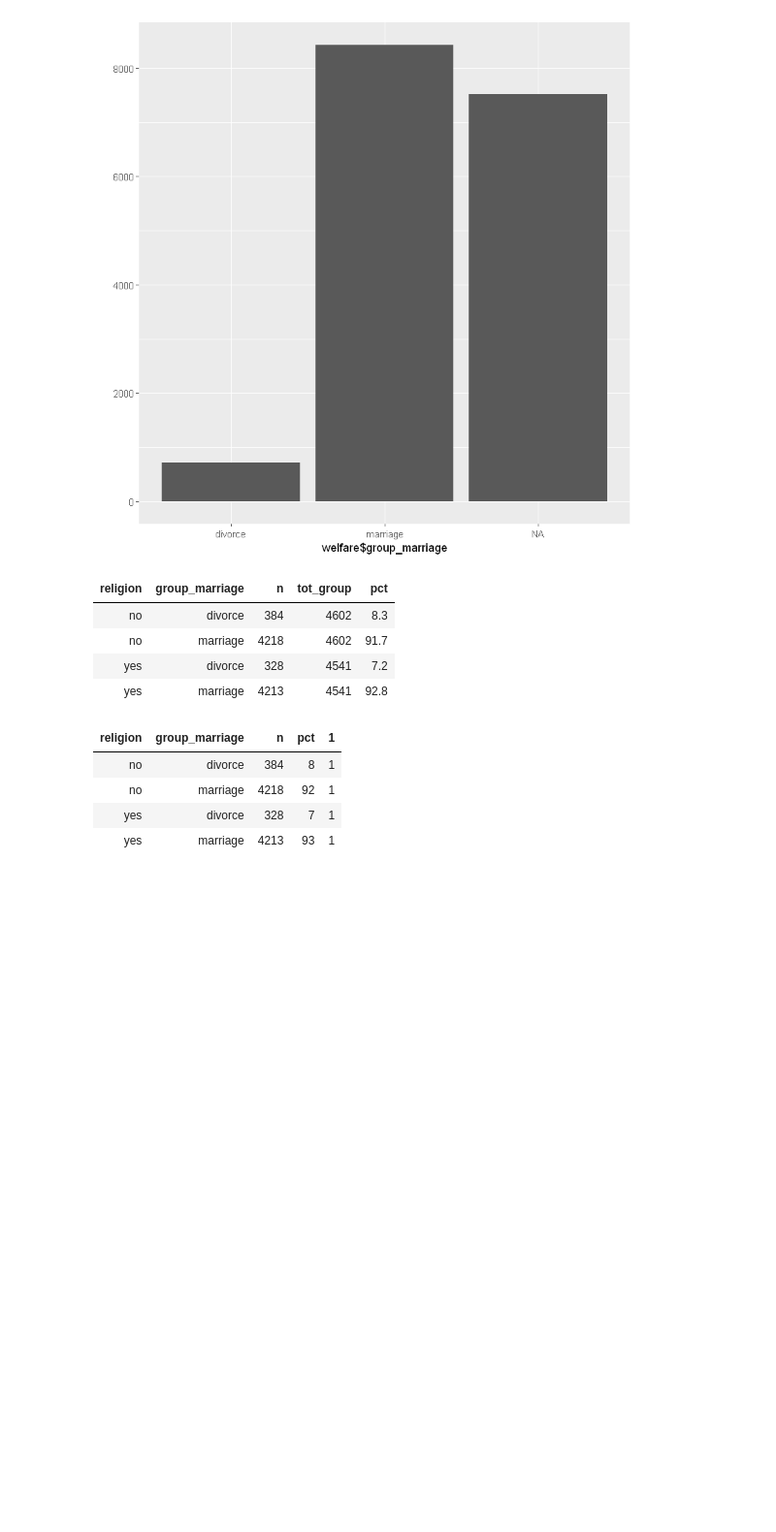
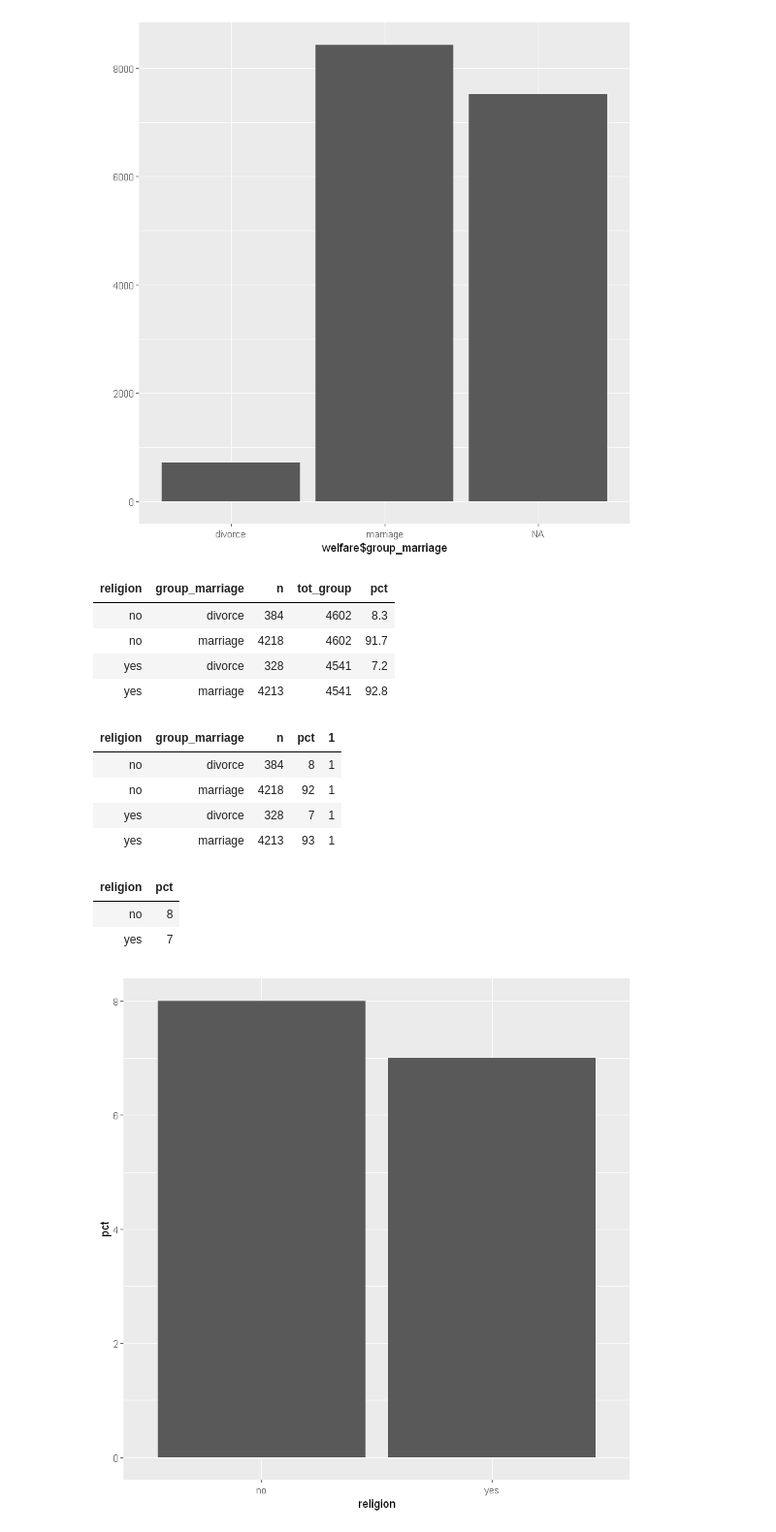
Before and after one commit to chohyunchul/R, a Jupyter notebook: 09. 데이터 분석프로젝트.ipynb, the cells around one changed output. Shown: that part at 97% size. Drawn from its saved outputs; the diff is of its cells as text; code cells hidden in the pictures; blank space fills up the shorter version.

```diff
--- a/09. 데이터 분석프로젝트.ipynb
+++ b/09. 데이터 분석프로젝트.ipynb
@@ -584,3 +600,16 @@ religion_marriage
 # %%
 # 2.이혼을 표 만들기
 # 이혼 추출
+divorce = religion_marriage %>%
+    filter(group_marriage == "divorce") %>%
+    select(religion, pct)
+divorce
+# %% [output]
+| religion | pct |
+| no | 8 |
+| yes | 7 |
+# %%
+#3. 그래프 만들기
+ggplot(data = divorce, aes(x=religion, y=pct)) + geom_col()
+# %% [output]
+[figure, added]
```
Also changed, not shown: parts of 27 cells of this notebook, 1 other file.
